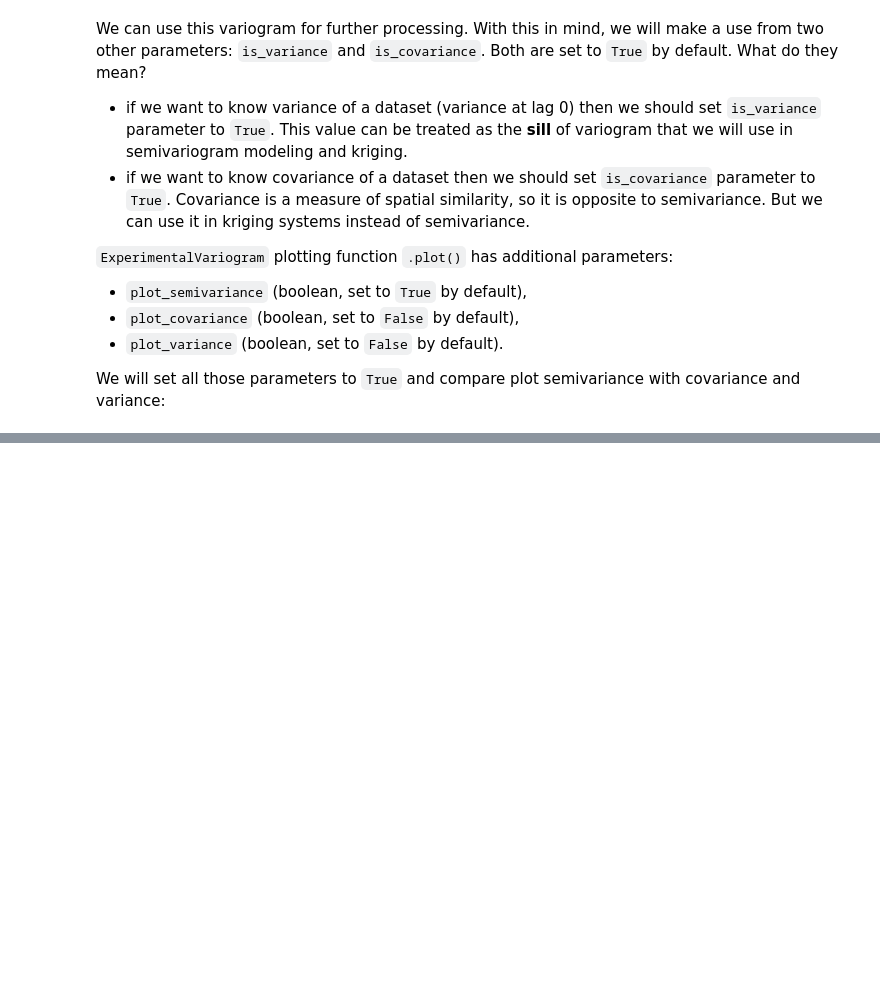
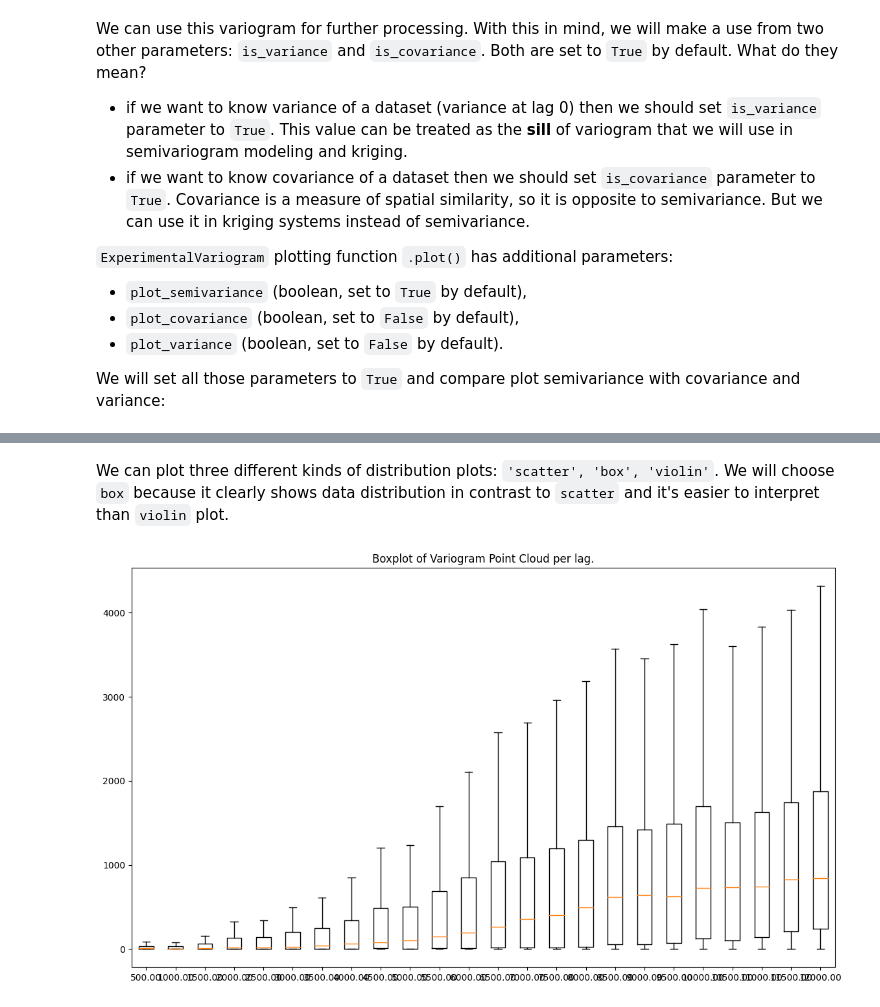
Before and after one commit to DataverseLabs/pyinterpolate, a Jupyter notebook: tutorials/Experimental Variogram and Variogram Point Cloud classes (Basic).ipynb, the cells around one changed output, grey strips where cells are left out. Saved outputs shown, nothing was run; the diff lists cells and outputs as text; code cells hidden in the pictures; blank space fills up the shorter version.

```diff
--- a/tutorials/Experimental Variogram and Variogram Point Cloud classes (Basic).ipynb
+++ b/tutorials/Experimental Variogram and Variogram Point Cloud classes (Basic).ipynb
@@ -186,0 +283,12 @@ experimental_variogram.plot(
+# %%
+variogram_cloud = VariogramCloud(
+    input_array=dem,
+    step_size=step_size,
+    max_range=max_range
+)
+# %% [markdown]
+We can plot three different kinds of distribution plots: `'scatter', 'box', 'violin'`. We will choose `box` because it clearly shows data distribution in contrast to `scatter` and it's easier to interpret than `violin` plot.
+# %%
+variogram_cloud.plot(kind='box')
+# %% [output]
+[figure, added]
```
Also changed, not shown: parts of 26 cells of this notebook, 1 other file.
